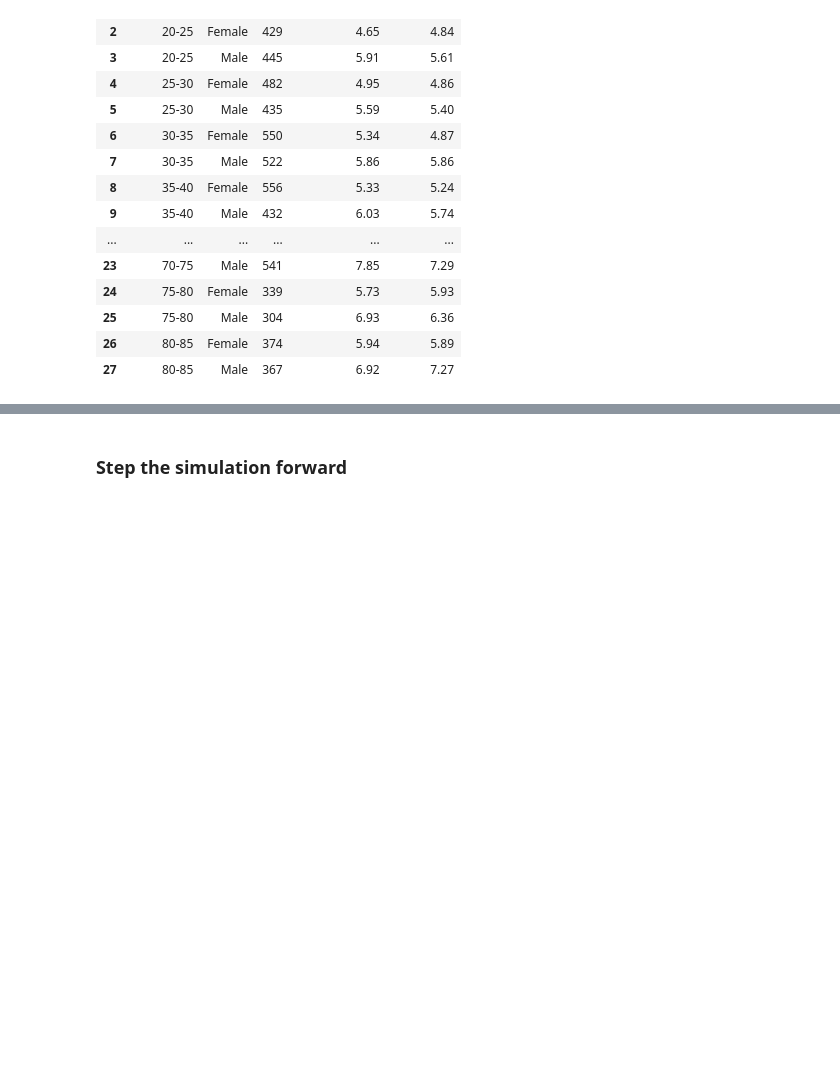
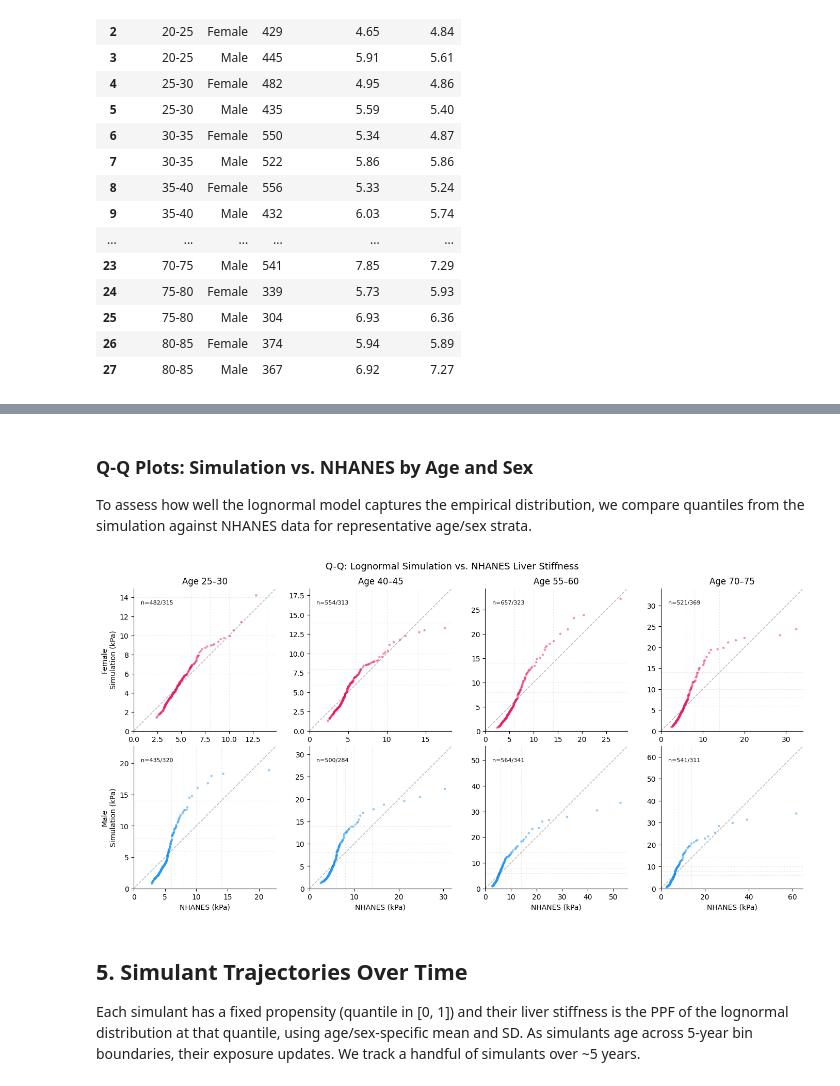
Before and after one commit to aflaxman/ai_assisted_us_health_data_analysis, a Jupyter notebook: nhanes_vivarium_risk_demo/01_nhanes_to_vivarium.ipynb, the cells around one changed output, grey strips where cells are left out. Saved outputs shown, nothing was run; the diff lists cells and outputs as text; code cells hidden in the pictures; blank space fills up the shorter version.

```diff
--- a/nhanes_vivarium_risk_demo/01_nhanes_to_vivarium.ipynb
+++ b/nhanes_vivarium_risk_demo/01_nhanes_to_vivarium.ipynb
@@ -708,3 +817,67 @@ plt.show()
+# %% [markdown]
+### Q-Q Plots: Simulation vs. NHANES by Age and Sex
+
+To assess how well the lognormal model captures the empirical distribution,
+we compare quantiles from the simulation against NHANES data for
+representative age/sex strata.
+# %%
+qq_ages = [(25, 30), (40, 45), (55, 60), (70, 75)]
+
+fig, axes = plt.subplots(2, len(qq_ages), figsize=(14, 7))
+
+for col, (a0, a1) in enumerate(qq_ages):
+    for row, sex in enumerate(['Female', 'Male']):
+        ax = axes[row, col]
+        color = '#2196F3' if sex == 'Male' else '#E91E63'
+
+        mask_e = ((nhanes_lsm['AGE'] >= a0) & (nhanes_lsm['AGE'] < a1)
+                  & (nhanes_lsm['SEX'] == sex))
+        emp = np.sort(nhanes_lsm.loc[mask_e, 'LSM_KPA'].values)
+
+        mask_s = (pop['age'] >= a0) & (pop['age'] < a1) & (pop['sex'] == sex)
+        sim_vals = np.sort(pop.loc[mask_s, 'liver_stiffness_kpa'].values)
+
+        n_pts = min(len(emp), len(sim_vals), 200)
+        if n_pts < 10:
+            ax.text(0.5, 0.5, 'n < 10', transform=ax.transAxes, ha='center')
+            continue
+
+        probs = np.linspace(0.01, 0.99, n_pts)
+        eq = np.quantile(emp, probs)
+        sq = np.quantile(sim_vals, probs)
+
+        ax.scatter(eq, sq, s=10, alpha=0.5, edgecolors='none', color=color)
+        lim = max(eq.max(), sq.max()) * 1.05
+        ax.plot([0, lim], [0, lim], 'k--', alpha=0.3, linewidth=1)
+
+        for thr in FIBROSIS_BINS[1:-1]:
+            if thr < lim:
+                ax.axhline(thr, color='gray', linestyle=':', alpha=0.25, linewidth=0.8)
+                ax.axvline(thr, color='gray', linestyle=':', alpha=0.25, linewidth=0.8)
+
+        ax.set_xlim(0, lim)
+        ax.set_ylim(0, lim)
+        ax.set_aspect('equal')
+
+        if row == 1:
+            ax.set_xlabel('NHANES (kPa)')
+        if col == 0:
+            ax.set_ylabel(f'{sex}\nSimulation (kPa)')
+        ax.set_title(f'Age {a0}\u2013{a1}' if row == 0 else '')
+        ax.text(0.05, 0.92, f'n={len(emp)}/{len(sim_vals)}',
+                transform=ax.transAxes, fontsize=8, va='top')
+
+plt.suptitle('Q-Q: Lognormal Simulation vs. NHANES Liver Stiffness', fontsize=13)
+sns.despine()
+plt.tight_layout()
+plt.show()
+# %% [output]
+[figure, added]
 # %% [markdown]
-### Step the simulation forward
+## 5. Simulant Trajectories Over Time
+
+Each simulant has a fixed propensity (quantile in [0, 1]) and their liver
+stiffness is the PPF of the lognormal distribution at that quantile, using
+age/sex-specific mean and SD. As simulants age across 5-year bin boundaries,
+their exposure updates. We track a handful of simulants over ~5 years.
 # %%
```
Also changed, not shown: parts of 18 cells of this notebook, 4 other files.
